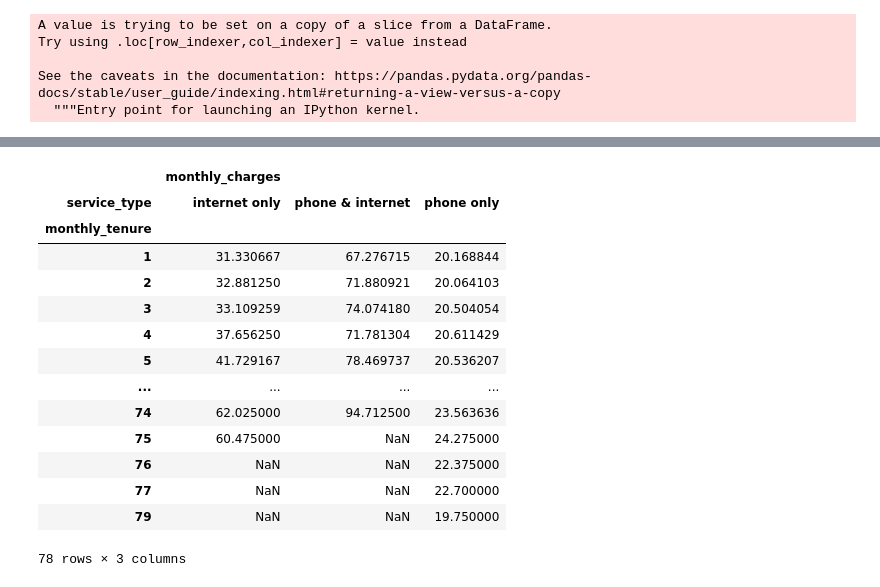
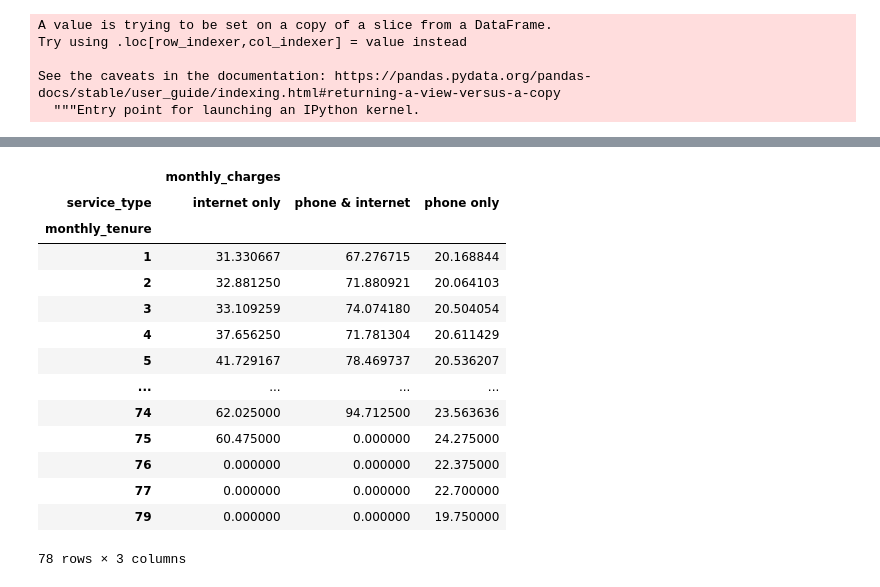
Before and after one commit to Yongliang-Shi/numpy-pandas-visualization-exercises, a Jupyter notebook: spreadsheets_exercises.ipynb, the cells around one changed output, grey strips where cells are left out. Drawn from its saved outputs; the diff is of its cells as text; code cells hidden in the pictures.

```diff
--- a/spreadsheets_exercises.ipynb
+++ b/spreadsheets_exercises.ipynb
@@ -856,25 +877,26 @@ mytable_customer_details.sample(5)
 # %%
-#
+# create the pivot table
 
 table = pd.pivot_table(mytable_customer_details,
                        values = ['monthly_charges'],
                        index = ['monthly_tenure'],
                        columns = ['service_type'],
-                       aggfunc=np.mean)
+                       aggfunc=np.mean,
+                       fill_value = 0)
 table
 # %% [output]
 |  | monthly_charges |  |  |
 | service_type | internet only | phone & internet | phone only |
 | monthly_tenure |  |  |  |
 | 1 | 31.330667 | 67.276715 | 20.168844 |
 | 2 | 32.881250 | 71.880921 | 20.064103 |
 | 3 | 33.109259 | 74.074180 | 20.504054 |
 | 4 | 37.656250 | 71.781304 | 20.611429 |
 | 5 | 41.729167 | 78.469737 | 20.536207 |
 | ... | ... | ... | ... |
 | 74 | 62.025000 | 94.712500 | 23.563636 |
-| 75 | 60.475000 | NaN | 24.275000 |
-| 76 | NaN | NaN | 22.375000 |
-| 77 | NaN | NaN | 22.700000 |
-| 79 | NaN | NaN | 19.750000 |
+| 75 | 60.475000 | 0.000000 | 24.275000 |
+| 76 | 0.000000 | 0.000000 | 22.375000 |
+| 77 | 0.000000 | 0.000000 | 22.700000 |
+| 79 | 0.000000 | 0.000000 | 19.750000 |
 78 rows × 3 columns
```
Also changed, not shown: parts of 15 cells of this notebook.
